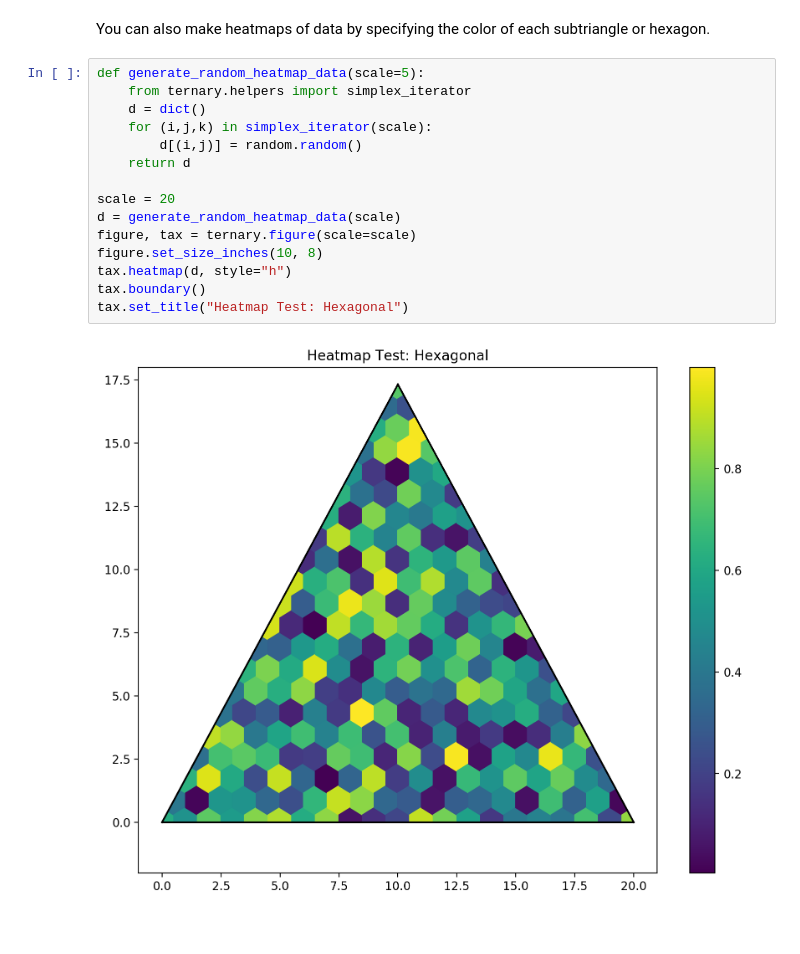
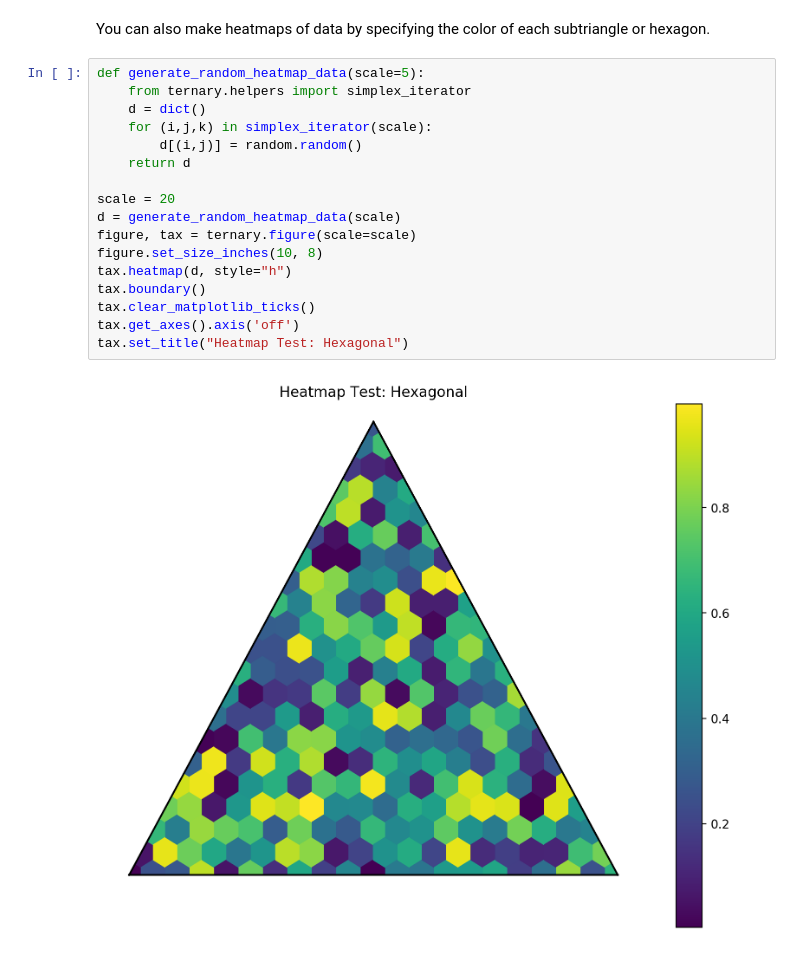
Before and after one commit to marcharper/python-ternary, a Jupyter notebook: examples/Ternary-Examples.ipynb, the cells around one changed output. Cells and saved outputs as stored; diff of their text form.

```diff
--- a/examples/Ternary-Examples.ipynb
+++ b/examples/Ternary-Examples.ipynb
@@ -208,20 +213,22 @@ You can also make heatmaps of data by specifying the color of each subtriangle o
 # %%
 def generate_random_heatmap_data(scale=5):
     from ternary.helpers import simplex_iterator
     d = dict()
     for (i,j,k) in simplex_iterator(scale):
         d[(i,j)] = random.random()
     return d
 
 scale = 20
 d = generate_random_heatmap_data(scale)
 figure, tax = ternary.figure(scale=scale)
 figure.set_size_inches(10, 8)
 tax.heatmap(d, style="h")
 tax.boundary()
+tax.clear_matplotlib_ticks()
+tax.get_axes().axis('off')
 tax.set_title("Heatmap Test: Hexagonal")
 # %% [output]
-[figure, old version]
+[figure, new version]
 # %%
 import matplotlib.pyplot as plt
 
```
Also changed, not shown: parts of 6 cells of this notebook.
